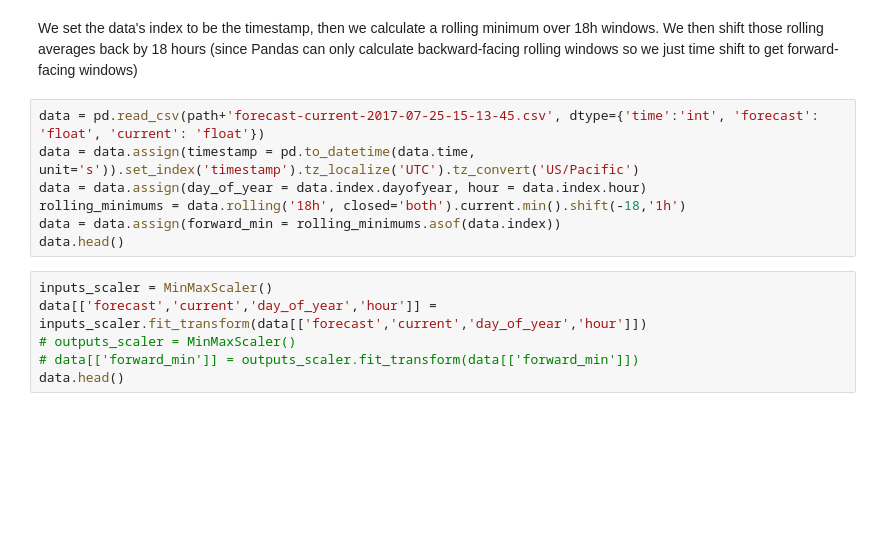
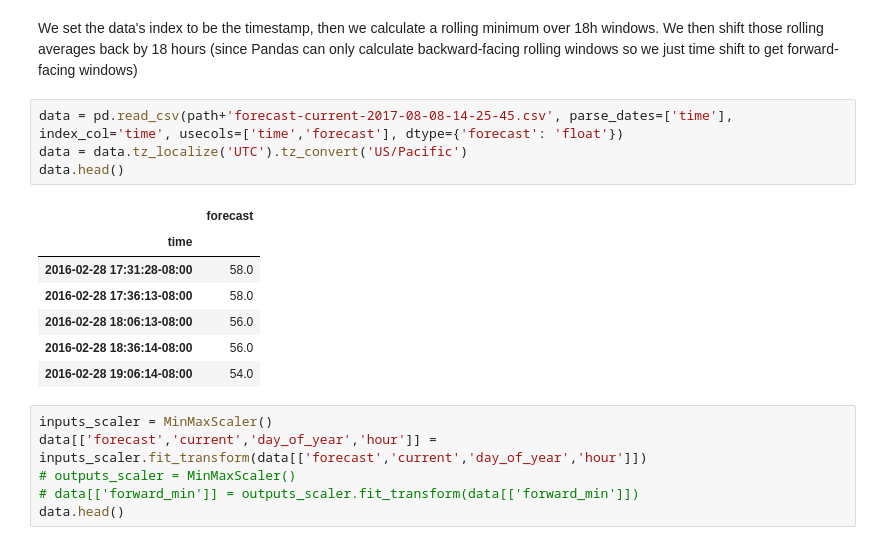
Before and after one commit to CienegaOrchards/Learning, a Jupyter notebook: Weather prediction.ipynb, the cells around one changed output. Drawn from its saved outputs; the diff is of its cells as text; blank space fills up the shorter version.

```diff
--- a/Weather prediction.ipynb
+++ b/Weather prediction.ipynb
@@ -23,13 +17,18 @@ batch_size=32
 # Read in the data
 # %% [markdown]
 We set the data's index to be the timestamp, then we calculate a rolling minimum over 18h windows.  We then shift those rolling averages back by 18 hours (since Pandas can only calculate backward-facing rolling windows so we just time shift to get forward-facing windows)
-# %%
-data = pd.read_csv(path+'forecast-current-2017-07-25-15-13-45.csv', dtype={'time':'int', 'forecast': 'float', 'current': 'float'})
-data = data.assign(timestamp = pd.to_datetime(data.time, unit='s')).set_index('timestamp').tz_localize('UTC').tz_convert('US/Pacific')
-data = data.assign(day_of_year = data.index.dayofyear, hour = data.index.hour)
-rolling_minimums = data.rolling('18h', closed='both').current.min().shift(-18,'1h')
-data = data.assign(forward_min = rolling_minimums.asof(data.index))
-data.head()
+# %%
+data = pd.read_csv(path+'forecast-current-2017-08-08-14-25-45.csv', parse_dates=['time'], index_col='time', usecols=['time','forecast'], dtype={'forecast': 'float'})
+data = data.tz_localize('UTC').tz_convert('US/Pacific')
+data.head()
+# %% [output]
+|  | forecast |
+| time |  |
+| 2016-02-28 17:31:28-08:00 | 58.0 |
+| 2016-02-28 17:36:13-08:00 | 58.0 |
+| 2016-02-28 18:06:13-08:00 | 56.0 |
+| 2016-02-28 18:36:14-08:00 | 56.0 |
+| 2016-02-28 19:06:14-08:00 | 54.0 |
 # %%
 inputs_scaler = MinMaxScaler()
 data[['forecast','current','day_of_year','hour']] = inputs_scaler.fit_transform(data[['forecast','current','day_of_year','hour']])
```
Also changed, not shown: parts of 3 cells of this notebook, 3 other files.
